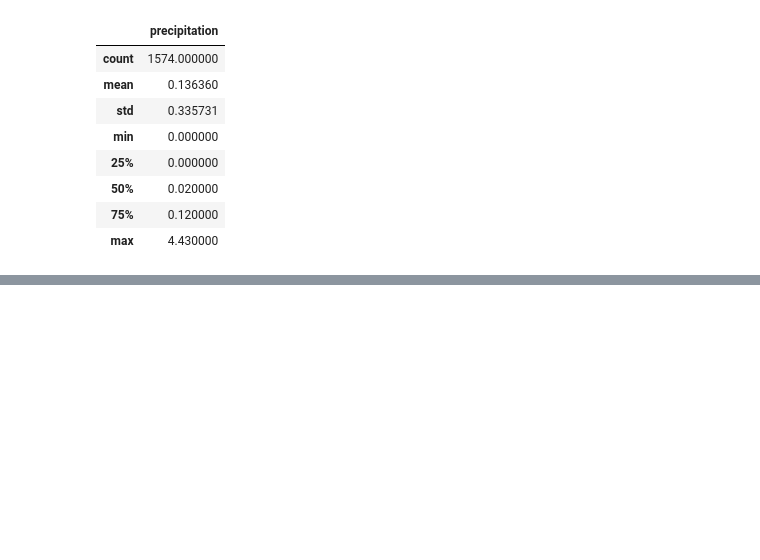
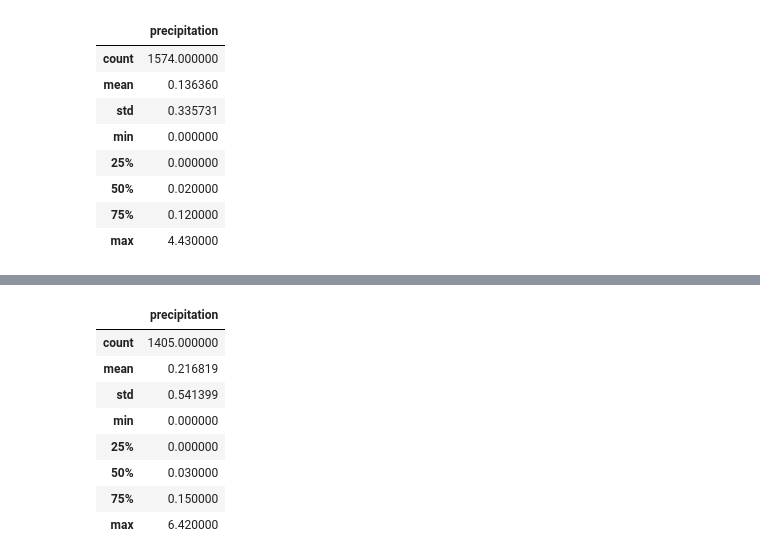
Before and after one commit to EBolinVA/Surfs_Up, a Jupyter notebook: Resources/SurfsUp_Challenge.ipynb, the cells around one changed output, grey strips where cells are left out. Drawn from its saved outputs; the diff is of its cells as text; code cells hidden in the pictures; blank space fills up the shorter version.

```diff
--- a/Resources/SurfsUp_Challenge.ipynb
+++ b/Resources/SurfsUp_Challenge.ipynb
@@ -198,3 +200,10 @@ June_prcp_df.describe()
 | 50% | 0.020000 |
 | 75% | 0.120000 |
 | max | 4.430000 |
+# %%
+# Refactor the June query for December precipitation totals
+Dec_Prcp_results = []
+Dec_Prcp_results = session.query(Measurement.date, Measurement.prcp).\
+        filter(extract('month', Measurement.date) == 12).all()
+
+print(Dec_Prcp_results)
@@ -200,0 +218,5 @@ June_prcp_df.describe()
+# %%
+# Put December precipitation data into DataFrame
+Dec_prcp_df = pd.DataFrame(Dec_Prcp_results, columns=['date', 'precipitation'])
+Dec_prcp_df.set_index(Dec_prcp_df['date'], inplace = True)
+print(Dec_prcp_df.to_string(index=False))
@@ -200,0 +241,13 @@ June_prcp_df.describe()
+# %%
+# Get summary statistics for December precipitation
+Dec_prcp_df.describe()
+# %% [output]
+|  | precipitation |
+| count | 1405.000000 |
+| mean | 0.216819 |
+| std | 0.541399 |
+| min | 0.000000 |
+| 25% | 0.000000 |
+| 50% | 0.030000 |
+| 75% | 0.150000 |
+| max | 6.420000 |
```
Also changed, not shown: parts of 4 cells of this notebook, 1 other file.
